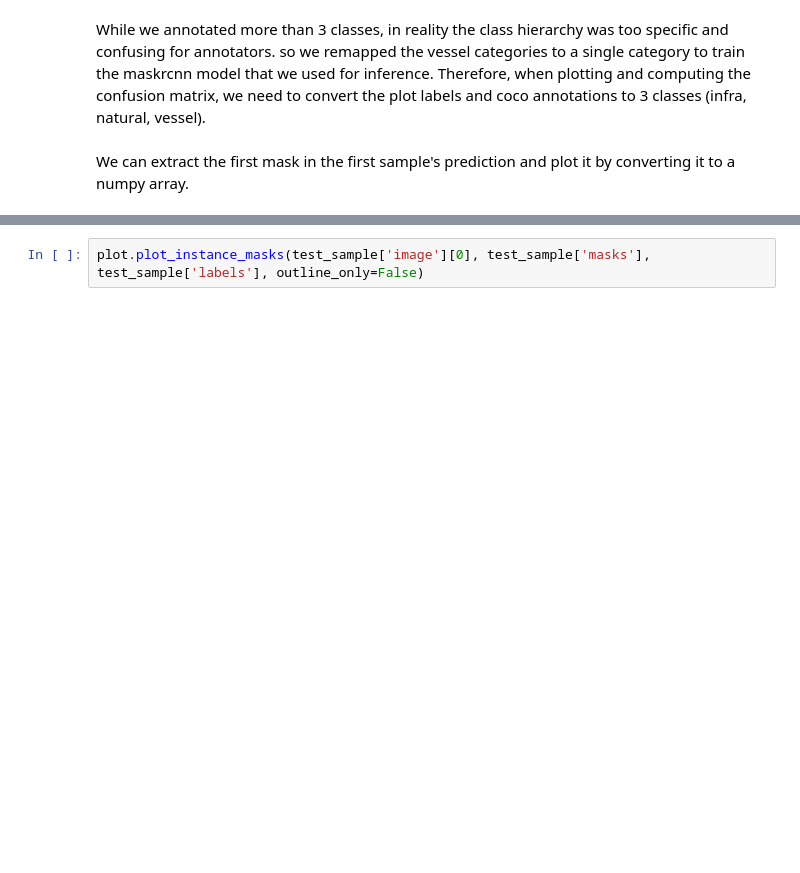
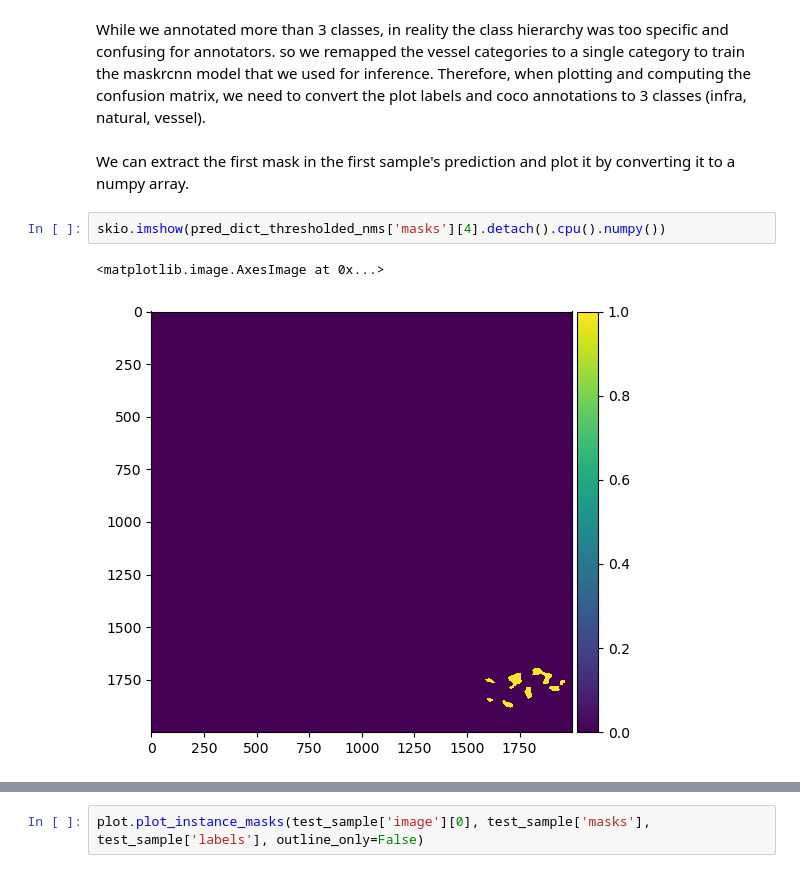
Before and after one commit to developmentseed/slickformer, a Jupyter notebook: notebooks/evaluation_mrcnn.ipynb, the cells around one changed output, grey strips where cells are left out. Cells and saved outputs as stored; diff of their text form; blank space fills up the shorter version.

```diff
--- a/notebooks/evaluation_mrcnn.ipynb
+++ b/notebooks/evaluation_mrcnn.ipynb
@@ -139,6 +144,11 @@ pred_list details
 While we annotated more than 3 classes, in reality the class hierarchy was too specific and confusing for annotators. so we remapped the vessel categories to a single category to train the maskrcnn model that we used for inference. Therefore, when plotting and computing the confusion matrix, we need to convert the plot labels and coco annotations to 3 classes (infra, natural, vessel).
 # %% [markdown]
 We can extract the first mask in the first sample's prediction and plot it by converting it to a numpy array.
+# %%
+skio.imshow(pred_dict_thresholded_nms['masks'][4].detach().cpu().numpy())
+# %% [output]
+<matplotlib.image.AxesImage at 0x...>
+[figure, added]
 # %%
 skio.imshow(pred_dict['masks'][4].detach().cpu().numpy())
 # %% [output]
```
Also changed, not shown: parts of 6 cells of this notebook, 1 other file.
